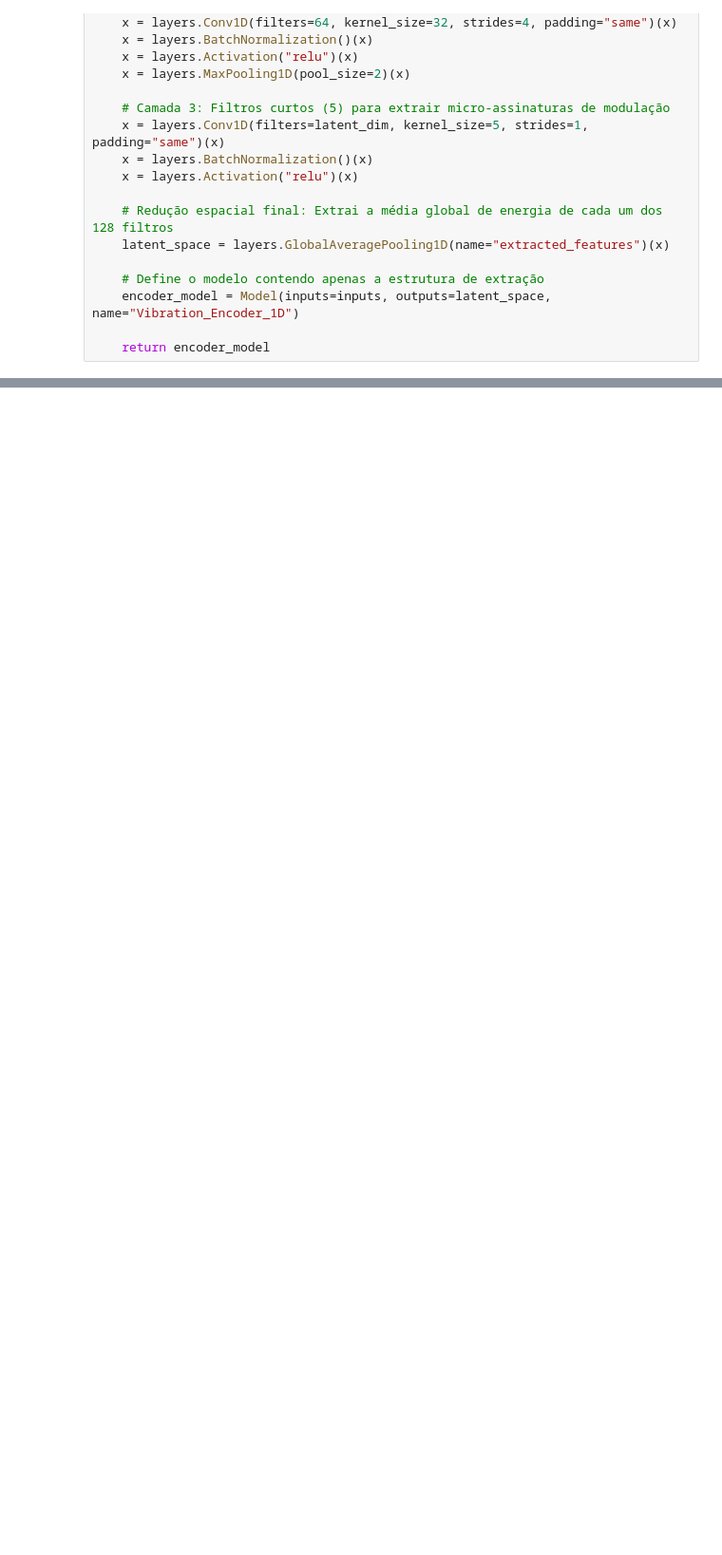
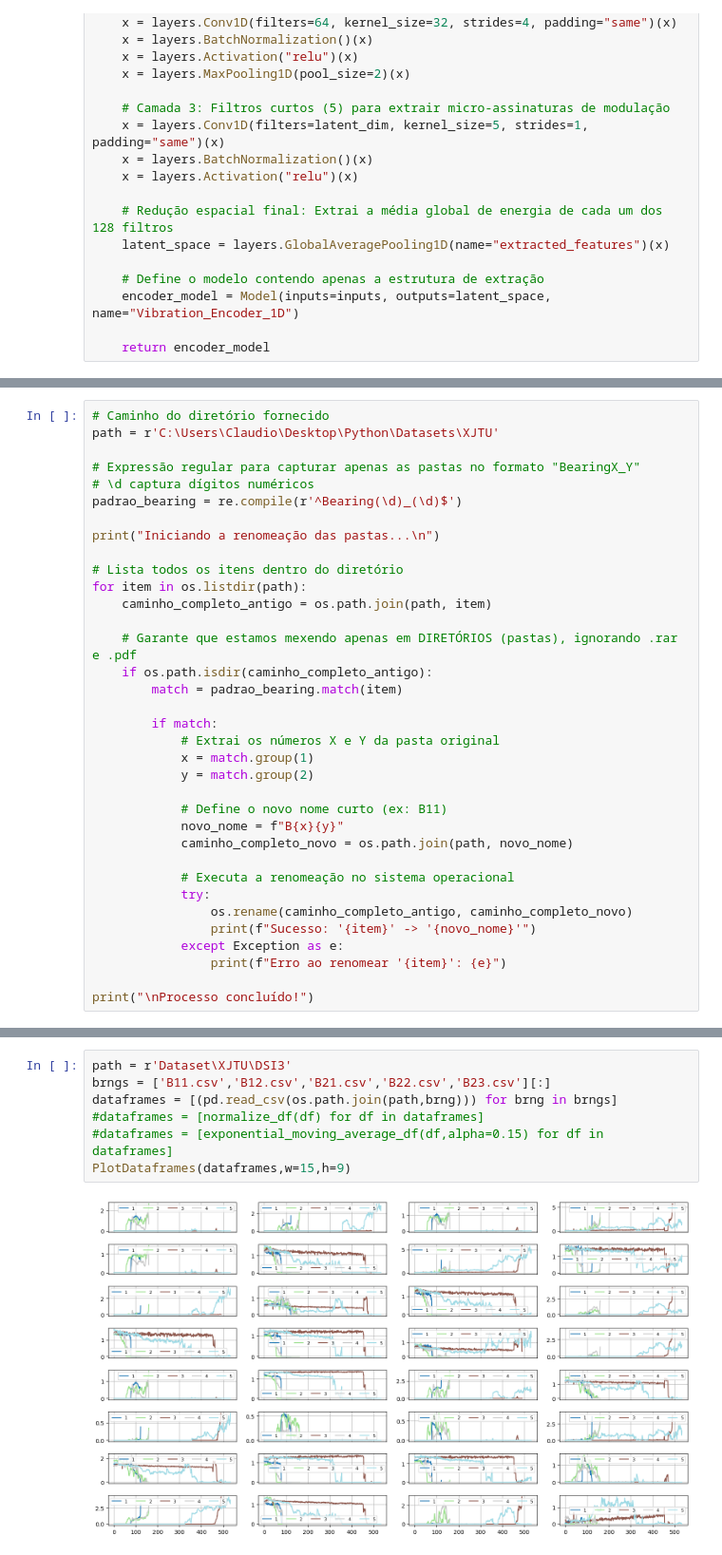
Before and after one commit to cduartes0203/Batteries_Prognostics, a Jupyter notebook: Autoencoder.ipynb, the cells around one changed output, grey strips where cells are left out. Shown at 95% size. Cells and saved outputs as stored; diff of their text form; blank space fills up the shorter version.

```diff
--- a/Autoencoder.ipynb
+++ b/Autoencoder.ipynb
@@ -90,0 +87,35 @@ PlotDataframes(dataframes,w=15,h=9)
+# %%
+# Caminho do diretório fornecido
+path = r'C:\Users\Claudio\Desktop\Python\Datasets\XJTU'
+
+# Expressão regular para capturar apenas as pastas no formato "BearingX_Y"
+# \d captura dígitos numéricos
+padrao_bearing = re.compile(r'^Bearing(\d)_(\d)$')
+
+print("Iniciando a renomeação das pastas...\n")
+
+# Lista todos os itens dentro do diretório
+for item in os.listdir(path):
+    caminho_completo_antigo = os.path.join(path, item)
+
+    # Garante que estamos mexendo apenas em DIRETÓRIOS (pastas), ignorando .rar e .pdf
+    if os.path.isdir(caminho_completo_antigo):
+        match = padrao_bearing.match(item)
+
+        if match:
+            # Extrai os números X e Y da pasta original
+            x = match.group(1)
+            y = match.group(2)
+
+            # Define o novo nome curto (ex: B11)
+            novo_nome = f"B{x}{y}"
+            caminho_completo_novo = os.path.join(path, novo_nome)
+
+            # Executa a renomeação no sistema operacional
+            try:
+                os.rename(caminho_completo_antigo, caminho_completo_novo)
+                print(f"Sucesso: '{item}' -> '{novo_nome}'")
+            except Exception as e:
+                print(f"Erro ao renomear '{item}': {e}")
+
+print("\nProcesso concluído!")
@@ -90,0 +299,9 @@ PlotDataframes(dataframes,w=15,h=9)
+# %%
+path = r'Dataset\XJTU\DSI3'
+brngs = ['B11.csv','B12.csv','B21.csv','B22.csv','B23.csv'][:]
+dataframes = [(pd.read_csv(os.path.join(path,brng))) for brng in brngs]
+#dataframes = [normalize_df(df) for df in dataframes]
+#dataframes = [exponential_moving_average_df(df,alpha=0.15) for df in dataframes]
+PlotDataframes(dataframes,w=15,h=9)
+# %% [output]
+[figure, added]
```
Also changed, not shown: parts of 6 cells of this notebook, 1 other file.
